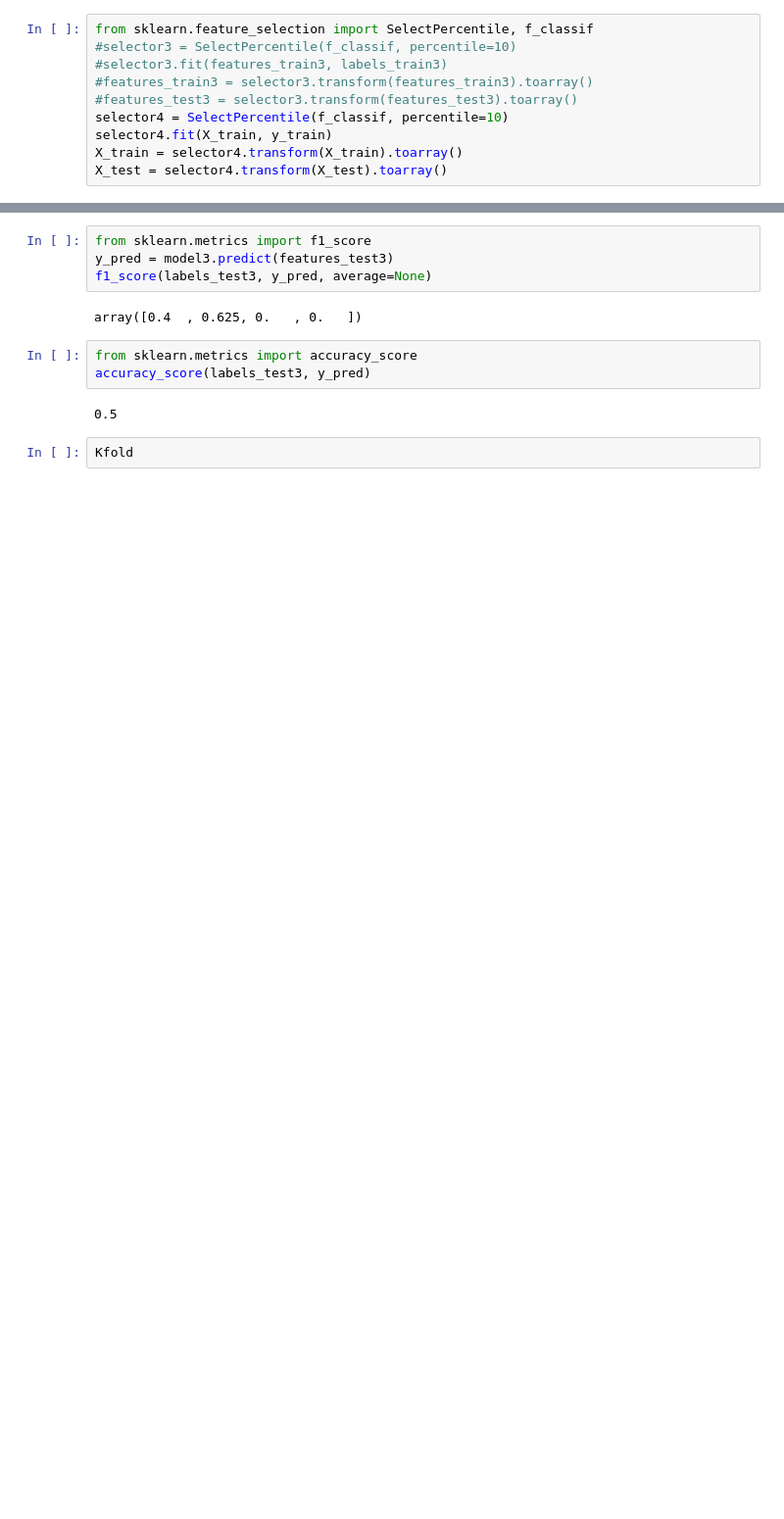
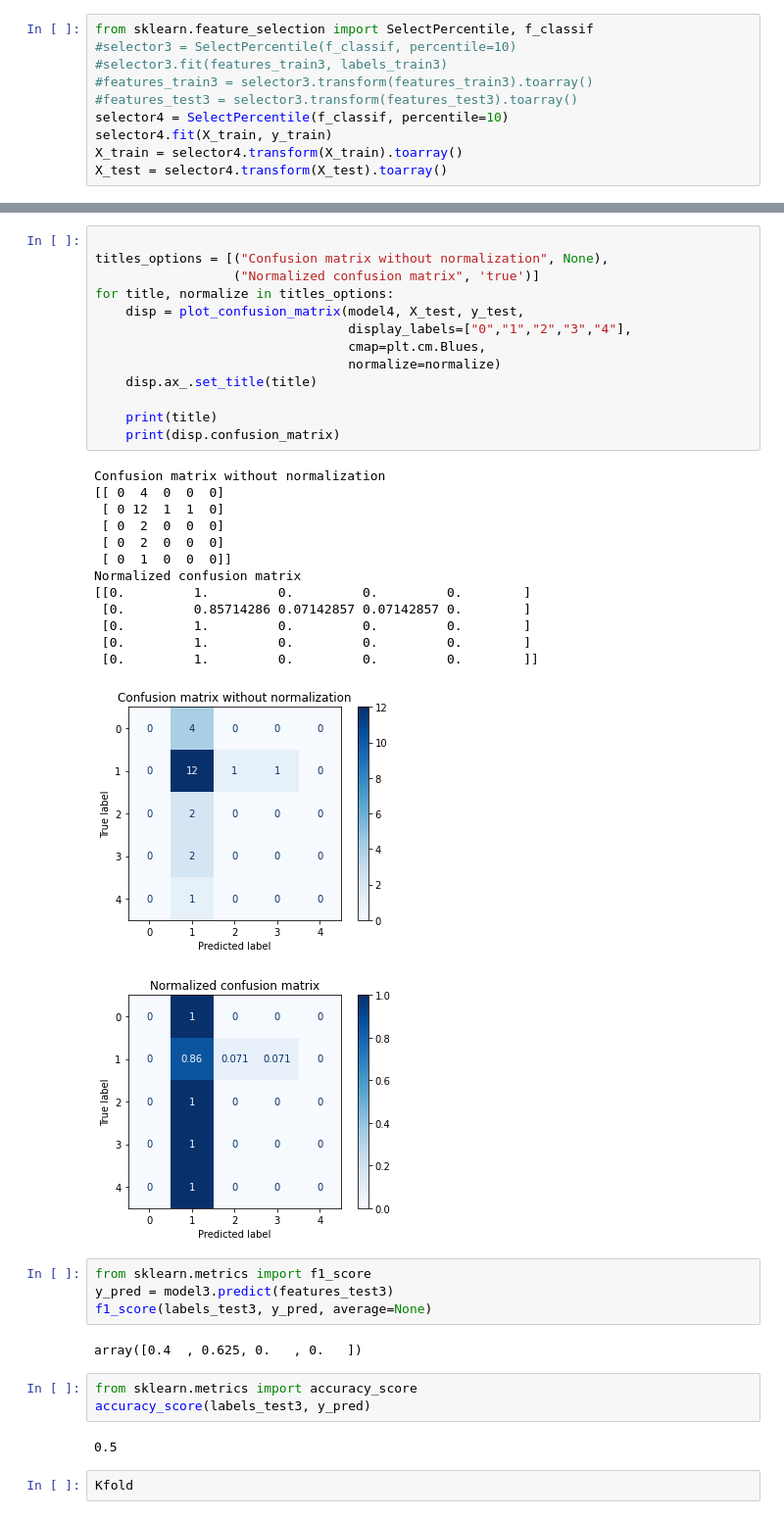
Before and after one commit to kerryqliu/stats170, a Jupyter notebook: tfidftesting.ipynb, the cells around one changed output, grey strips where cells are left out. Shown at 98% size. Drawn from its saved outputs; the diff is of its cells as text; blank space fills up the shorter version.

```diff
--- a/tfidftesting.ipynb
+++ b/tfidftesting.ipynb
@@ -316,3 +319,31 @@ Test set score: 0.5217391304347826
+# %%
+
+titles_options = [("Confusion matrix without normalization", None),
+                  ("Normalized confusion matrix", 'true')]
+for title, normalize in titles_options:
+    disp = plot_confusion_matrix(model4, X_test, y_test,
+                                 display_labels=["0","1","2","3","4"],
+                                 cmap=plt.cm.Blues,
+                                 normalize=normalize)
+    disp.ax_.set_title(title)
+
+    print(title)
+    print(disp.confusion_matrix)
+# %% [output]
+Confusion matrix without normalization
+[[ 0  4  0  0  0]
+ [ 0 12  1  1  0]
+ [ 0  2  0  0  0]
+ [ 0  2  0  0  0]
+ [ 0  1  0  0  0]]
+Normalized confusion matrix
+[[0.         1.         0.         0.         0.        ]
+ [0.         0.85714286 0.07142857 0.07142857 0.        ]
+ [0.         1.         0.         0.         0.        ]
+ [0.         1.         0.         0.         0.        ]
+ [0.         1.         0.         0.         0.        ]]
+[figure, added]
+[figure, added]
 # %%
 from sklearn.metrics import f1_score
 y_pred = model3.predict(features_test3)
```
Also changed, not shown: parts of 4 cells of this notebook.
